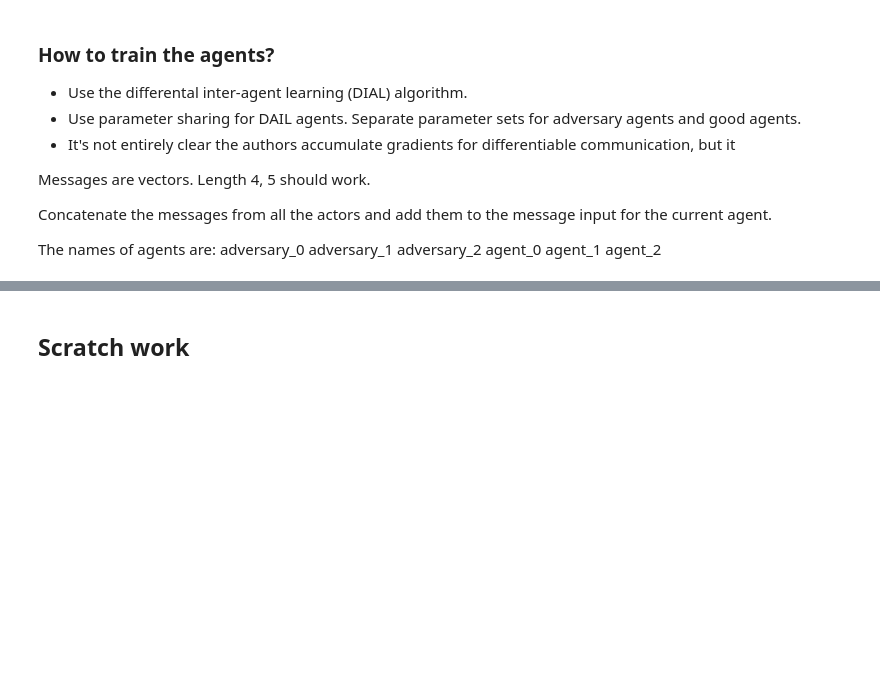
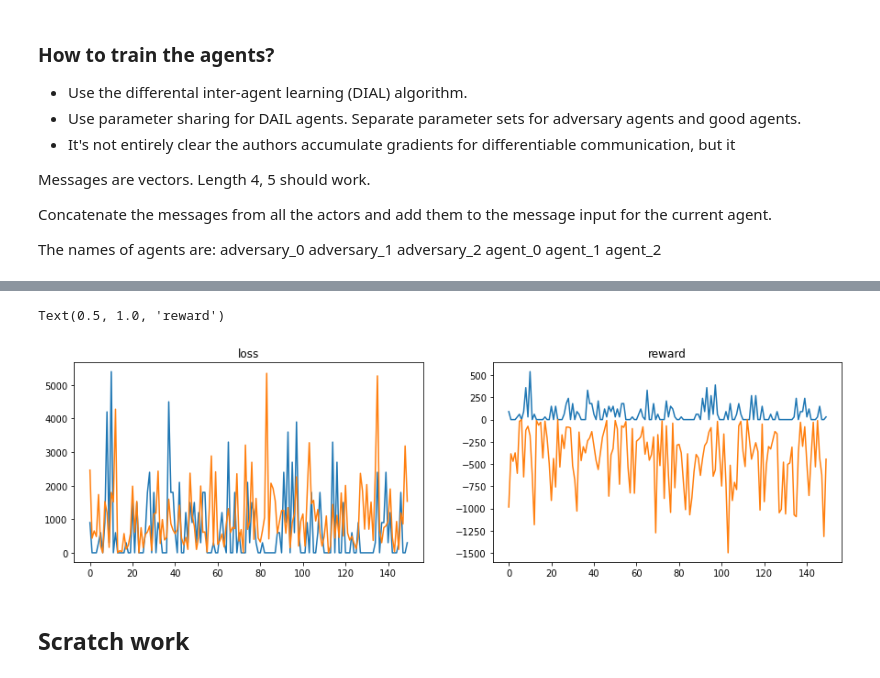
Before and after one commit to fireofearth/cpsc533v_project, a Jupyter notebook: PettingZoo.simple_tag.ipynb, the cells around one changed output, grey strips where cells are left out. Cells and saved outputs as stored; diff of their text form; code cells hidden in the pictures; blank space fills up the shorter version.

Commit message:
1 plot

```diff
--- a/PettingZoo.simple_tag.ipynb
+++ b/PettingZoo.simple_tag.ipynb
@@ -596,0 +597,12 @@ on episode 140 (time taken so far: 0-00:07:30.0)
+# %%
+fig, axes = plt.subplots(1, 2, figsize=(15, 4))
+axes[0].plot(logger.episodic_losses.adversary[50:], label="adversary")
+axes[0].plot(logger.episodic_losses.agent[50:], label="good agent")
+axes[0].set_title("loss")
+
+axes[1].plot(logger.episodic_rewards.adversary[50:], label="adversary")
+axes[1].plot(logger.episodic_rewards.agent[50:], label="good agent")
+axes[1].set_title("reward")
+# %% [output]
+Text(0.5, 1.0, 'reward')
+[figure, added]
```
Also changed, not shown: parts of 3 cells of this notebook.
